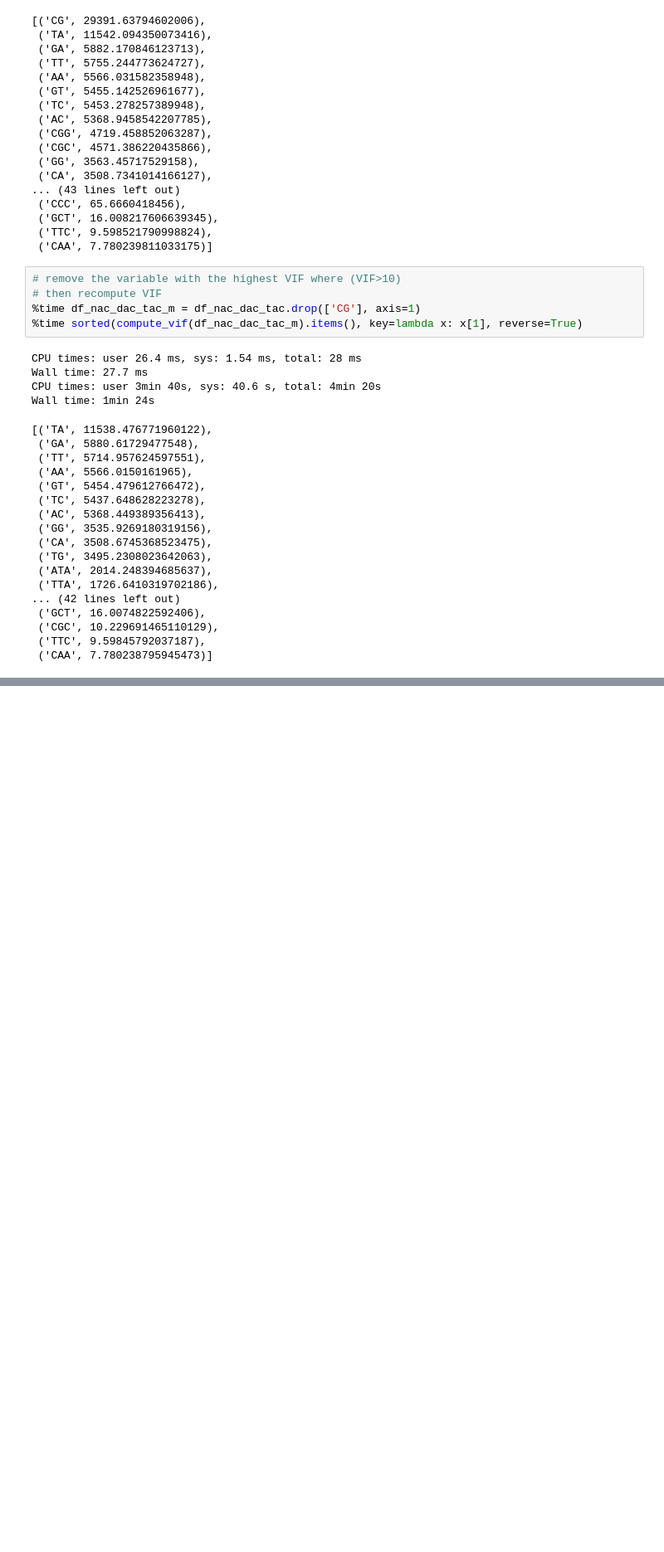
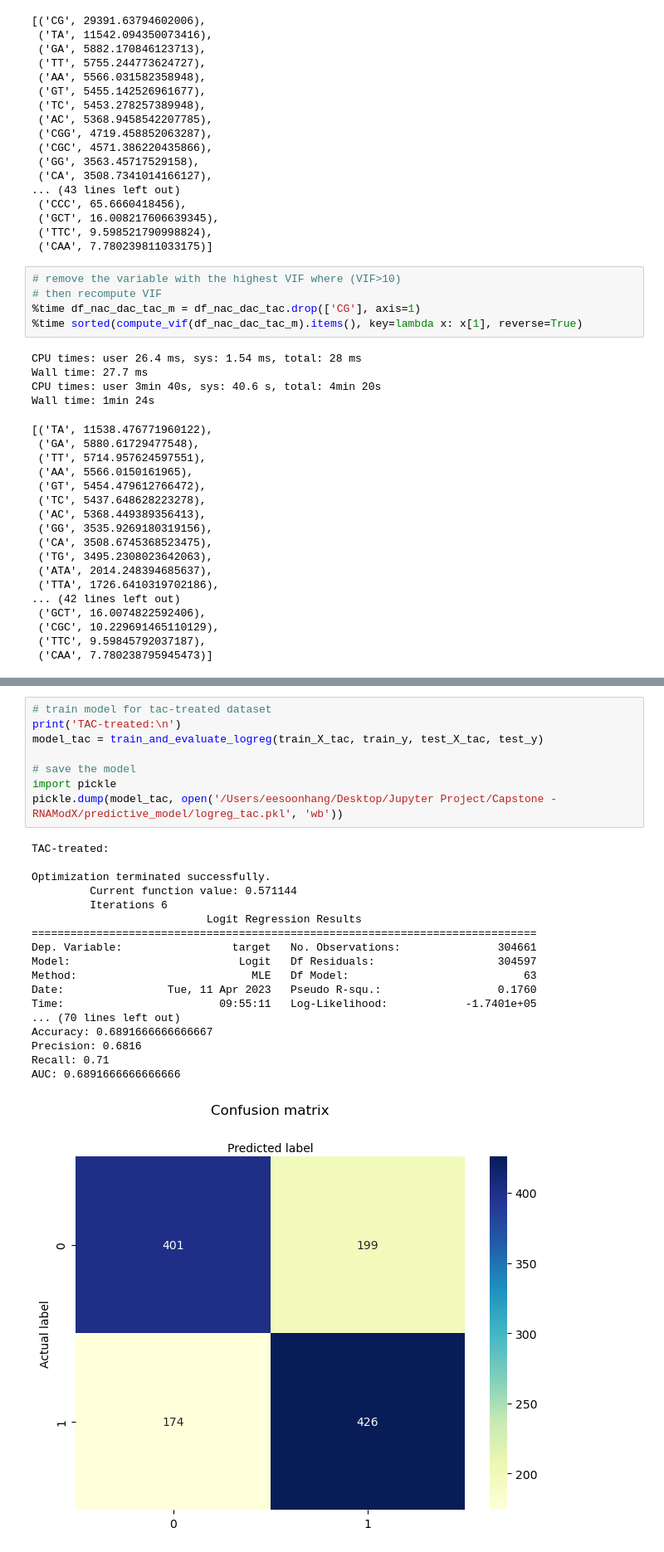
Before and after one commit to shashivish/RNA-ModX, a Jupyter notebook: predictive_model/Logistic_Regression.ipynb, the cells around one changed output, grey strips where cells are left out. Shown at 83% size. Saved outputs shown, nothing was run; the diff lists cells and outputs as text; blank space fills up the shorter version.

```diff
--- a/predictive_model/Logistic_Regression.ipynb
+++ b/predictive_model/Logistic_Regression.ipynb
@@ -900,0 +1355,27 @@ Wall time: 38.1 ms
+# %%
+# train model for tac-treated dataset
+print('TAC-treated:\n')
+model_tac = train_and_evaluate_logreg(train_X_tac, train_y, test_X_tac, test_y)
+
+# save the model
+import pickle
+pickle.dump(model_tac, open('/Users/eesoonhang/Desktop/Jupyter Project/Capstone - RNAModX/predictive_model/logreg_tac.pkl', 'wb'))
+# %% [output]
+TAC-treated:
+
+Optimization terminated successfully.
+         Current function value: 0.571144
+         Iterations 6
+                           Logit Regression Results
+==============================================================================
+Dep. Variable:                 target   No. Observations:               304661
+Model:                          Logit   Df Residuals:                   304597
+Method:                           MLE   Df Model:                           63
+Date:                Tue, 11 Apr 2023   Pseudo R-squ.:                  0.1760
+Time:                        09:55:11   Log-Likelihood:            -1.7401e+05
+... (70 lines left out)
+Accuracy: 0.6891666666666667
+Precision: 0.6816
+Recall: 0.71
+AUC: 0.6891666666666666
+[figure, added]
```
Also changed, not shown: parts of 35 cells of this notebook, 3 other files.
